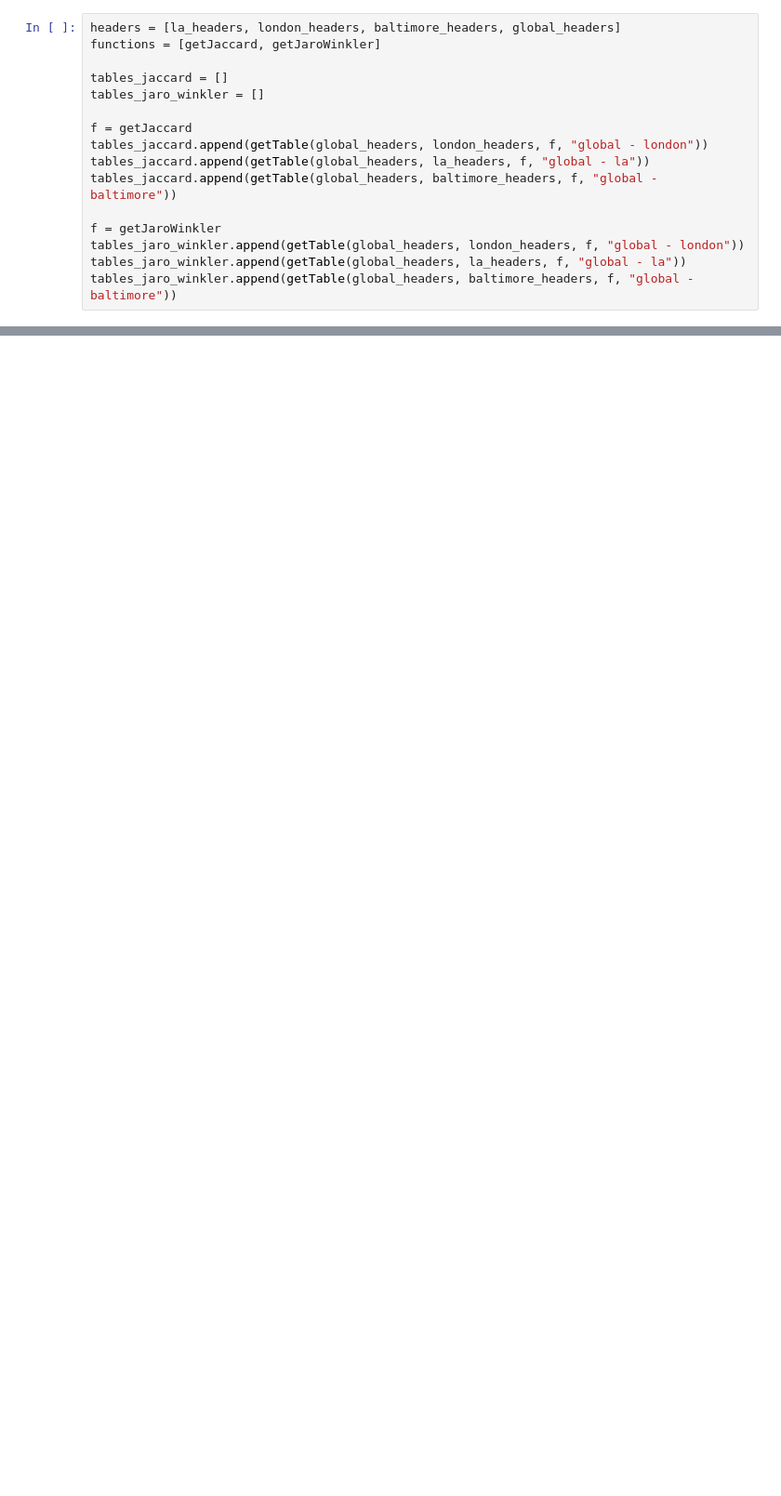
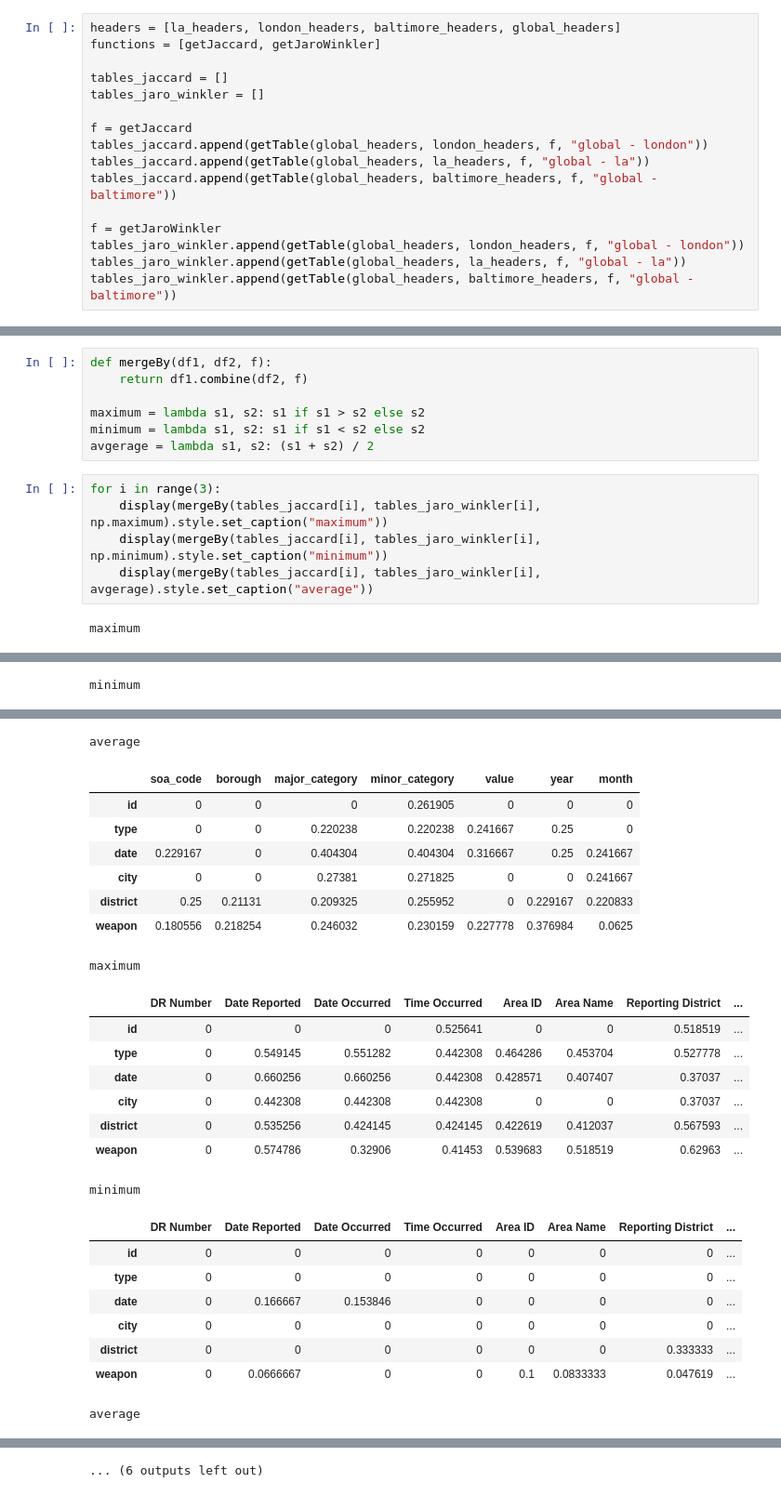
Before and after one commit to friedrichmueller0/data-integration-similarites, a Jupyter notebook: Similarities.ipynb, the cells around one changed output, grey strips where cells are left out. Shown at 93% size. Saved outputs shown, nothing was run; the diff lists cells and outputs as text; blank space fills up the shorter version.

```diff
--- a/Similarities.ipynb
+++ b/Similarities.ipynb
@@ -139,0 +168,14 @@ tables_jaro_winkler[2]
+# %%
+def mergeBy(df1, df2, f):
+    return df1.combine(df2, f)
+
+maximum = lambda s1, s2: s1 if s1 > s2 else s2
+minimum = lambda s1, s2: s1 if s1 < s2 else s2
+avgerage = lambda s1, s2: (s1 + s2) / 2
+# %%
+for i in range(3):
+    display(mergeBy(tables_jaccard[i], tables_jaro_winkler[i], np.maximum).style.set_caption("maximum"))
+    display(mergeBy(tables_jaccard[i], tables_jaro_winkler[i], np.minimum).style.set_caption("minimum"))
+    display(mergeBy(tables_jaccard[i], tables_jaro_winkler[i], avgerage).style.set_caption("average"))
+# %% [output]
+maximum
@@ -139,0 +189 @@ tables_jaro_winkler[2]
+minimum
@@ -139,0 +197,25 @@ tables_jaro_winkler[2]
+average
+|  | soa_code | borough | major_category | minor_category | value | year | month |
+| id | 0 | 0 | 0 | 0.261905 | 0 | 0 | 0 |
+| type | 0 | 0 | 0.220238 | 0.220238 | 0.241667 | 0.25 | 0 |
+| date | 0.229167 | 0 | 0.404304 | 0.404304 | 0.316667 | 0.25 | 0.241667 |
+| city | 0 | 0 | 0.27381 | 0.271825 | 0 | 0 | 0.241667 |
+| district | 0.25 | 0.21131 | 0.209325 | 0.255952 | 0 | 0.229167 | 0.220833 |
+| weapon | 0.180556 | 0.218254 | 0.246032 | 0.230159 | 0.227778 | 0.376984 | 0.0625 |
+maximum
+|  | DR Number | Date Reported | Date Occurred | Time Occurred | Area ID | Area Name | Reporting District | ... |
+| id | 0 | 0 | 0 | 0.525641 | 0 | 0 | 0.518519 | ... |
+| type | 0 | 0.549145 | 0.551282 | 0.442308 | 0.464286 | 0.453704 | 0.527778 | ... |
+| date | 0 | 0.660256 | 0.660256 | 0.442308 | 0.428571 | 0.407407 | 0.37037 | ... |
+| city | 0 | 0.442308 | 0.442308 | 0.442308 | 0 | 0 | 0.37037 | ... |
+| district | 0 | 0.535256 | 0.424145 | 0.424145 | 0.422619 | 0.412037 | 0.567593 | ... |
+| weapon | 0 | 0.574786 | 0.32906 | 0.41453 | 0.539683 | 0.518519 | 0.62963 | ... |
+minimum
+|  | DR Number | Date Reported | Date Occurred | Time Occurred | Area ID | Area Name | Reporting District | ... |
+| id | 0 | 0 | 0 | 0 | 0 | 0 | 0 | ... |
+| type | 0 | 0 | 0 | 0 | 0 | 0 | 0 | ... |
+| date | 0 | 0.166667 | 0.153846 | 0 | 0 | 0 | 0 | ... |
+| city | 0 | 0 | 0 | 0 | 0 | 0 | 0 | ... |
+| district | 0 | 0 | 0 | 0 | 0 | 0 | 0.333333 | ... |
+| weapon | 0 | 0.0666667 | 0 | 0 | 0.1 | 0.0833333 | 0.047619 | ... |
+average
@@ -139,0 +229 @@ tables_jaro_winkler[2]
+... (6 outputs left out)
```
Also changed, not shown: parts of 21 cells of this notebook.
